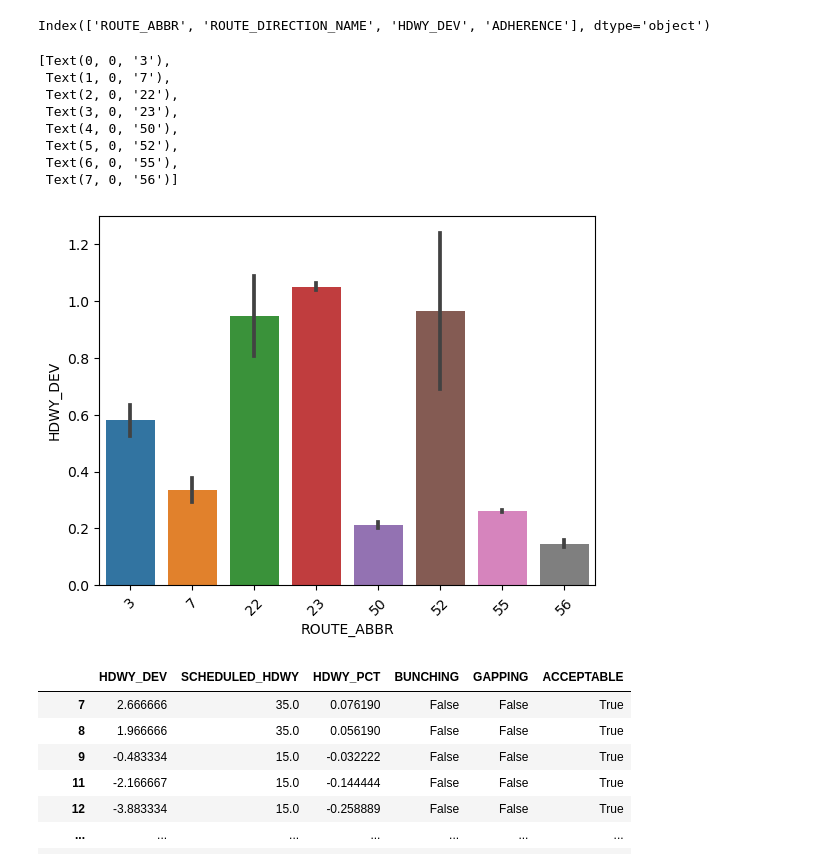
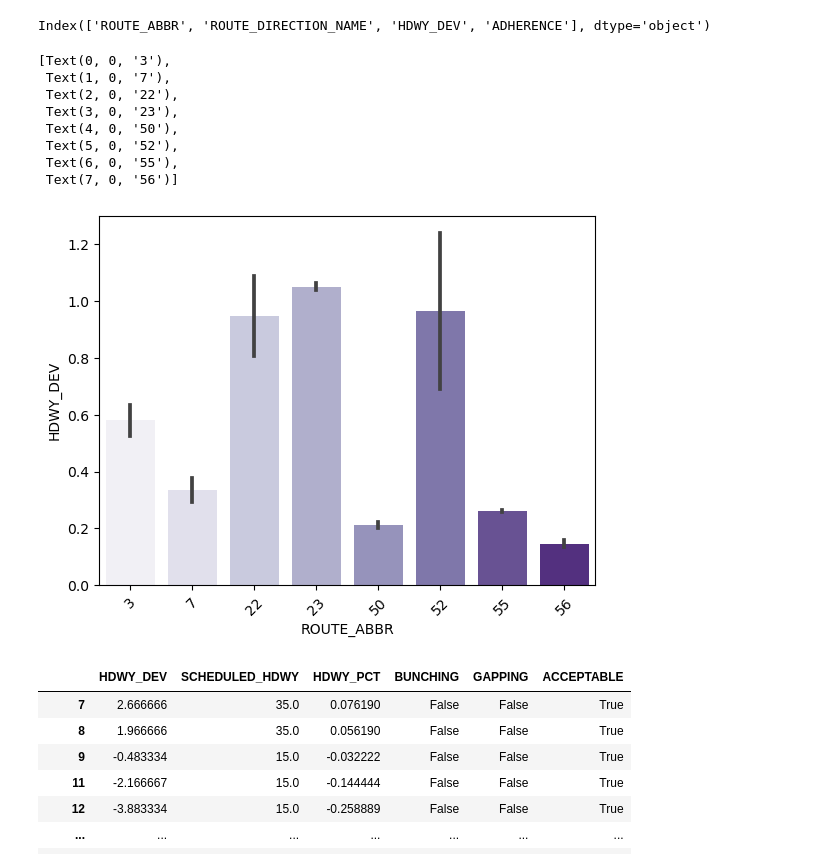
Before and after one commit to NSS-Data-Analytics-Cohort-11/wego-raiders, a Jupyter notebook: notebooks/WeGo_Raiders_NGartley.ipynb, the cells around one changed output. Saved outputs shown, nothing was run; the diff lists cells and outputs as text; code cells hidden in the pictures.

Commit message:
worked on visualizations

```diff
--- a/notebooks/WeGo_Raiders_NGartley.ipynb
+++ b/notebooks/WeGo_Raiders_NGartley.ipynb
@@ -97,19 +117,20 @@ Index(['ROUTE_ABBR', 'ROUTE_DIRECTION_NAME', 'HDWY_DEV', 'ADHERENCE'], dtype='ob
 ##routedir_headway
 # %%
 routeplot = sns.barplot(x="ROUTE_ABBR", y="HDWY_DEV",
-           data=routedir_headway)
+           data=routedir_headway,
+            palette = "Purples")
 #rotate labels
 routeplot.set_xticklabels(routeplot.get_xticklabels(), rotation=45)
 # %% [output]
 [Text(0, 0, '3'),
  Text(1, 0, '7'),
  Text(2, 0, '22'),
  Text(3, 0, '23'),
  Text(4, 0, '50'),
  Text(5, 0, '52'),
  Text(6, 0, '55'),
  Text(7, 0, '56')]
-[figure, old version]
+[figure, new version]
 # %%
 wego['HDWY_PCT'] = (wego['HDWY_DEV'] / wego['SCHEDULED_HDWY'])
 # %%
```
Also changed, not shown: parts of 28 cells of this notebook.
